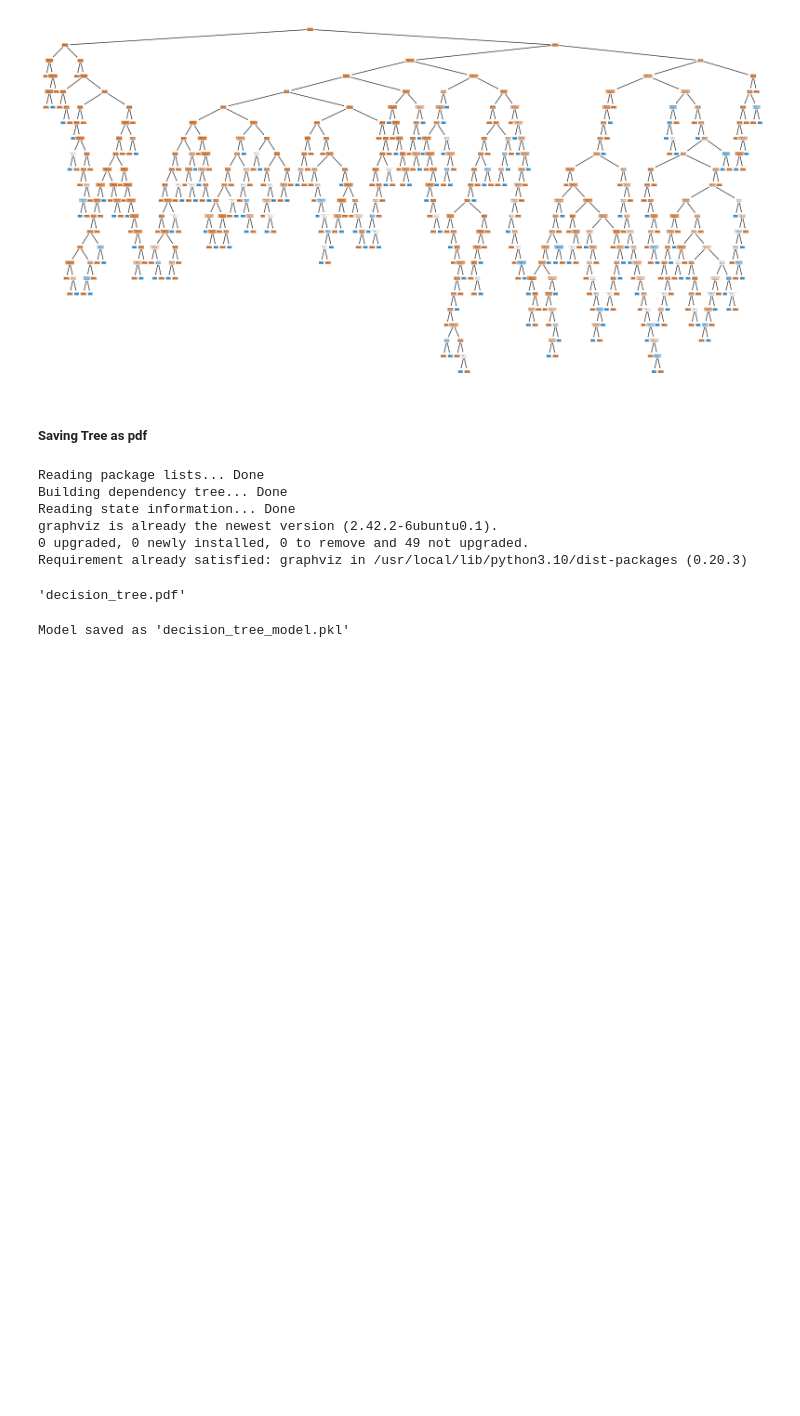
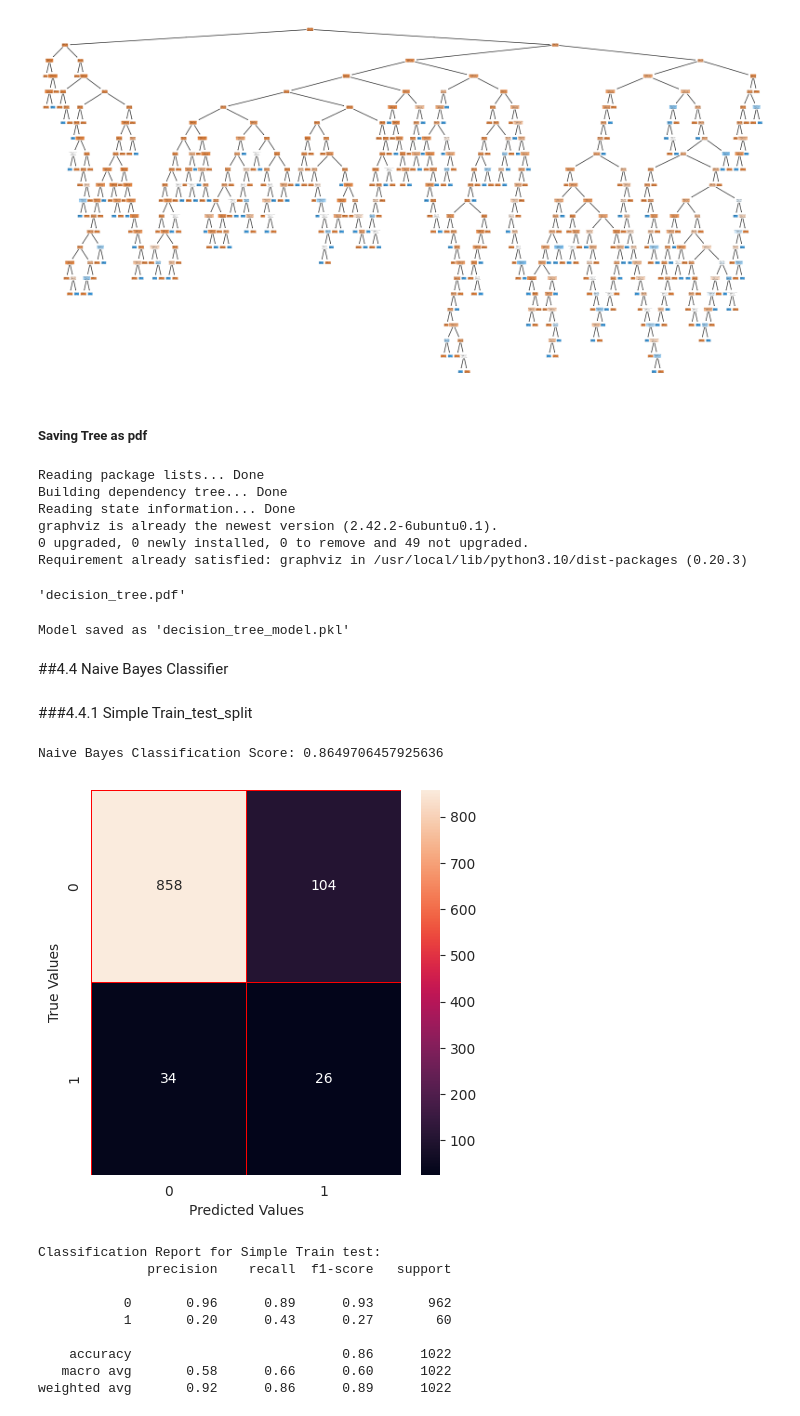
Before and after one commit to YasminaNasser/Stroke-Prediction-Data-Mining, a Jupyter notebook: Stroke_Prediction_Phase_2.ipynb, the cells around one changed output. Drawn from its saved outputs; the diff is of its cells as text; code cells hidden in the pictures; blank space fills up the shorter version.

Commit message:
Added:"Naive Bayes"

```diff
--- a/Stroke_Prediction_Phase_2.ipynb
+++ b/Stroke_Prediction_Phase_2.ipynb
@@ -1305,3 +1305,44 @@ joblib.dump(clf, 'decision_tree_model.pkl')
 print("Model saved as 'decision_tree_model.pkl'")
 # %% [output]
 Model saved as 'decision_tree_model.pkl'
+# %% [markdown]
+##4.4 Naive Bayes Classifier
+# %% [markdown]
+###4.4.1 Simple Train_test_split
+# %%
+from sklearn.naive_bayes import GaussianNB
+from sklearn.metrics import classification_report
+X = df_ready.drop(columns=['stroke'])
+y = df_ready['stroke']
+x_train, x_test, y_train, y_test =train_test_split_method(X,y)
+method_names = []
+method_scores = []
+naive_bayes_Simple = GaussianNB()
+naive_bayes_Simple.fit(x_train,y_train)
+print("Naive Bayes Classification Score: {}".format(naive_bayes_Simple.score(x_test,y_test)))
+method_names.append("Naive Bayes Simple")
+method_scores.append(naive_bayes_Simple.score(x_test,y_test))
+
+#Confusion Matrix
+y_pred = naive_bayes_Simple.predict(x_test)
+conf_mat = confusion_matrix(y_test,y_pred)
+#Visualization Confusion Matrix
+f, ax = plt.subplots(figsize=(5,5))
+sns.heatmap(conf_mat,annot=True,linewidths=0.5,linecolor="red",fmt=".0f",ax=ax)
+plt.xlabel("Predicted Values")
+plt.ylabel("True Values")
+plt.show()
+
+print(f"Classification Report for Simple Train test:\n{classification_report(y_test, y_pred)}")
+# %% [output]
+Naive Bayes Classification Score: 0.8649706457925636
+[figure, added]
+Classification Report for Simple Train test:
+              precision    recall  f1-score   support
+
+           0       0.96      0.89      0.93       962
+           1       0.20      0.43      0.27        60
+
+    accuracy                           0.86      1022
+   macro avg       0.58      0.66      0.60      1022
+weighted avg       0.92      0.86      0.89      1022
```
Also changed, not shown: parts of 9 cells of this notebook.
